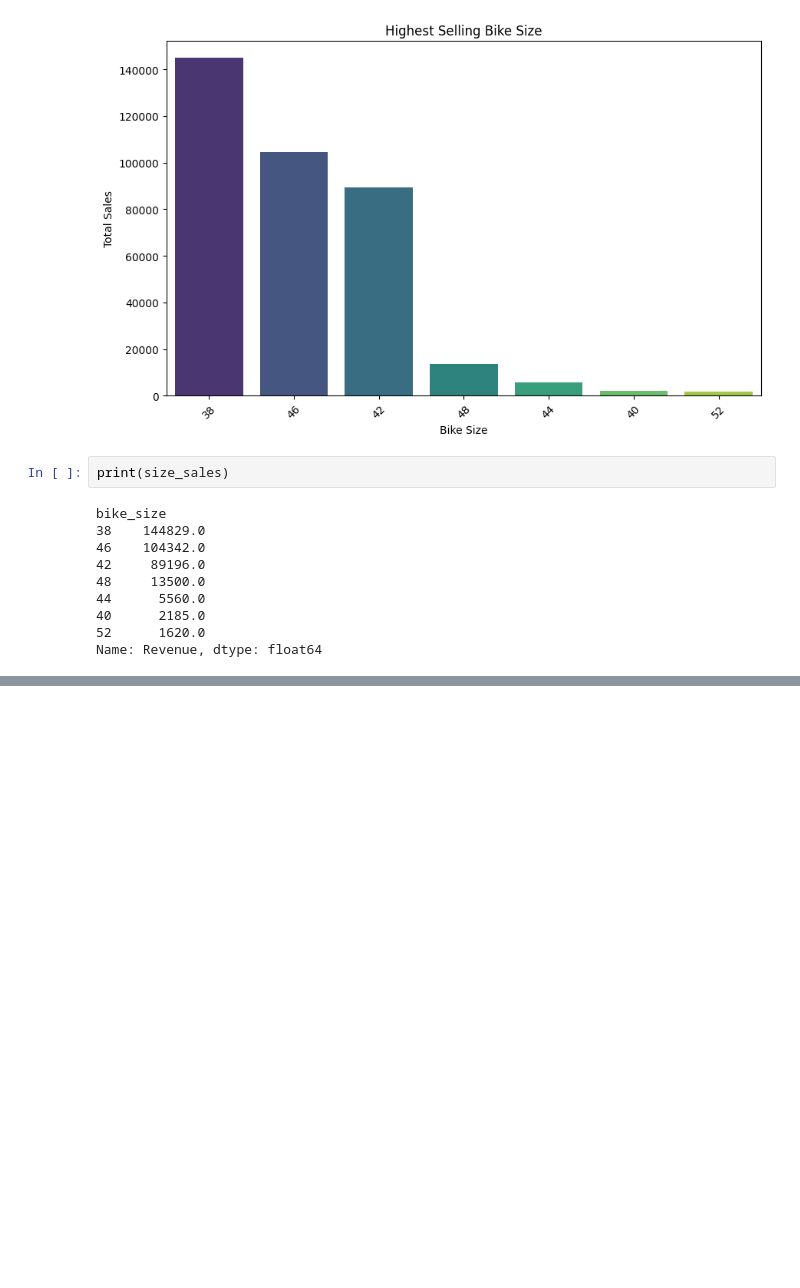
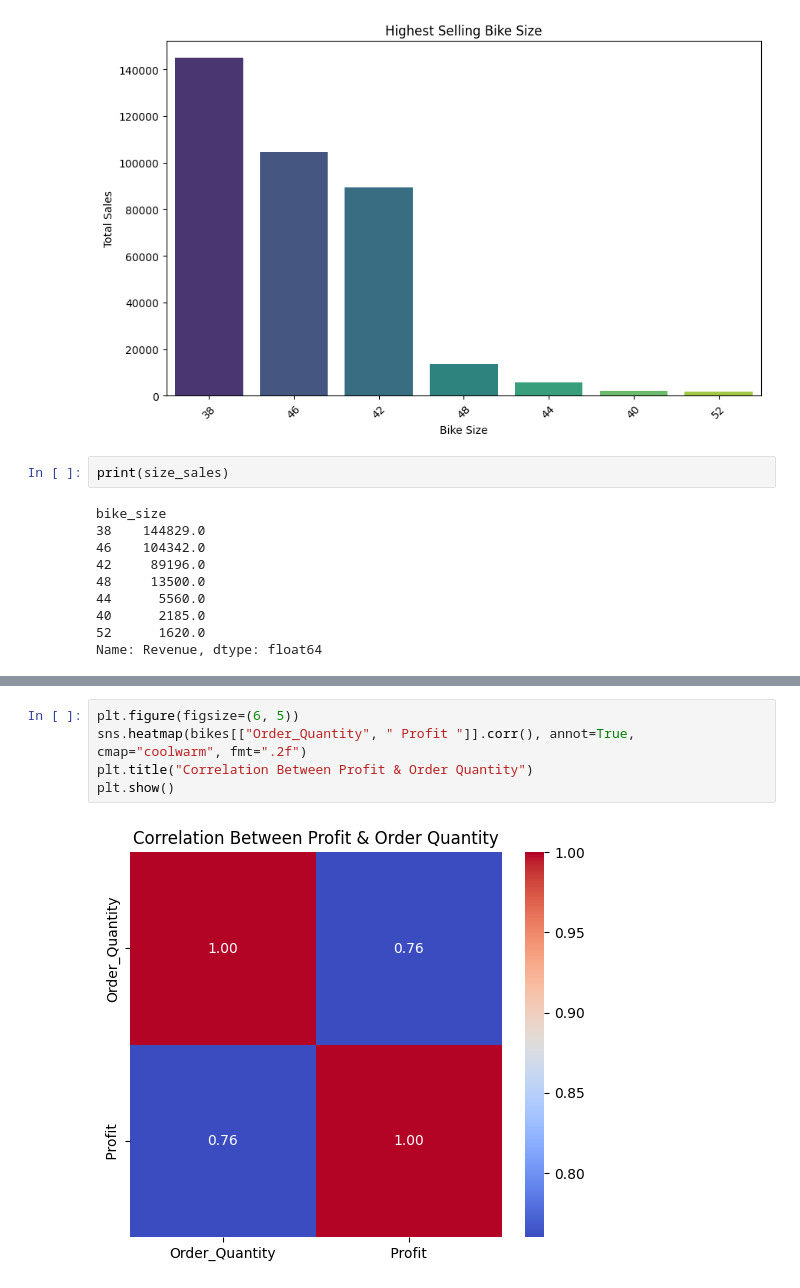
Before and after one commit to anitajn86/DATA-VIZ, a Jupyter notebook: Vizwork.ipynb, the cells around one changed output, grey strips where cells are left out. Drawn from its saved outputs; the diff is of its cells as text; blank space fills up the shorter version.

```diff
--- a/Vizwork.ipynb
+++ b/Vizwork.ipynb
@@ -330,0 +371,7 @@ Name: Revenue, dtype: float64
+# %%
+plt.figure(figsize=(6, 5))
+sns.heatmap(bikes[["Order_Quantity", " Profit "]].corr(), annot=True, cmap="coolwarm", fmt=".2f")
+plt.title("Correlation Between Profit & Order Quantity")
+plt.show()
+# %% [output]
+[figure, added]
```
Also changed, not shown: parts of 4 cells of this notebook.
